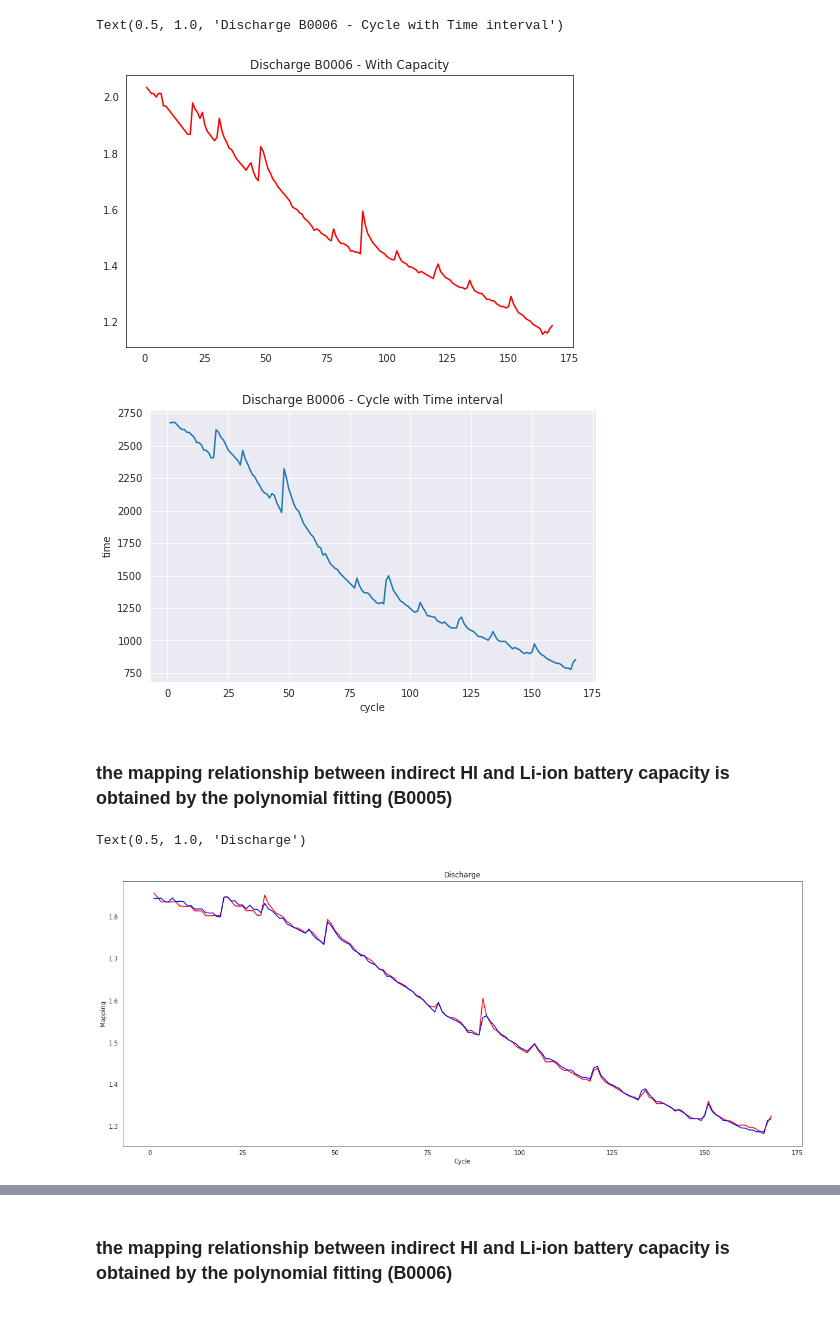
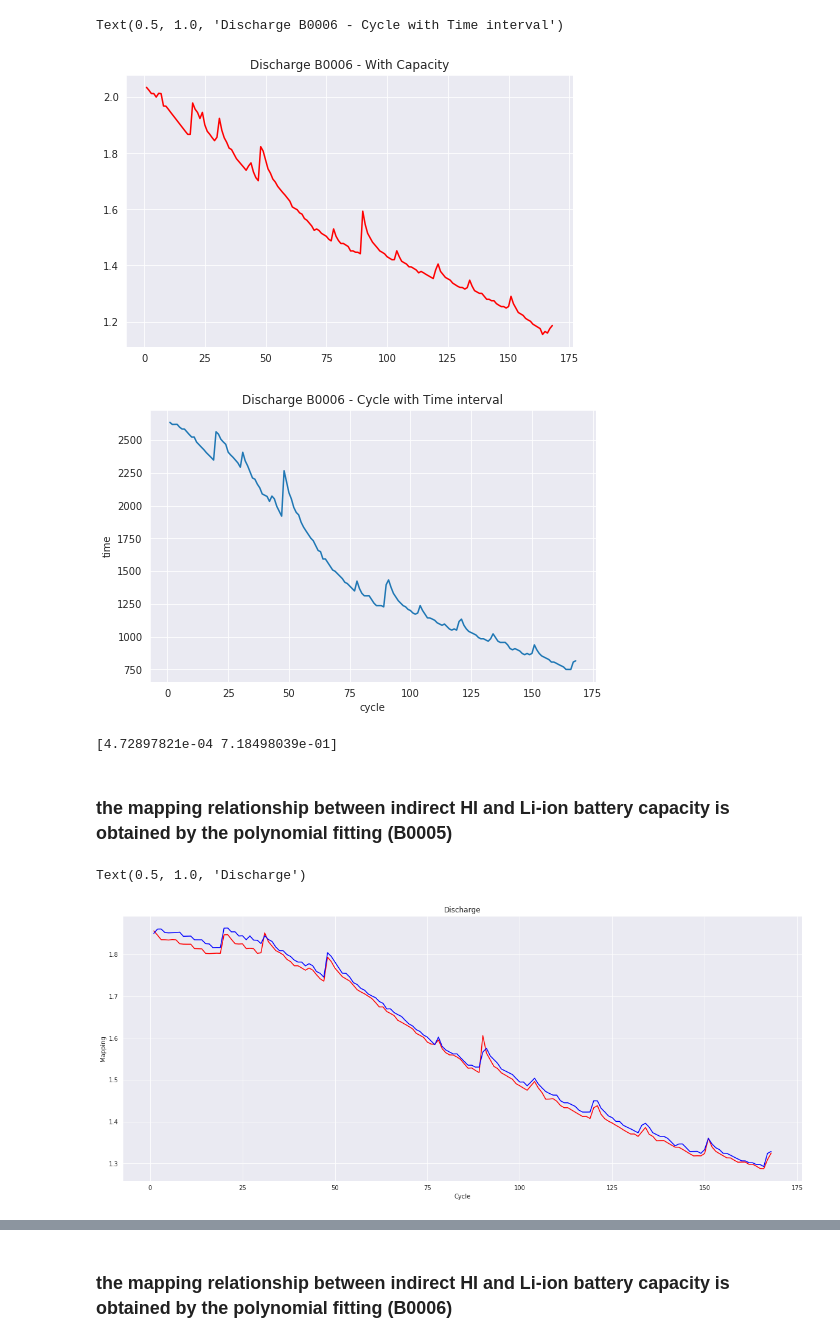
Before and after one commit to Kalrfou/CapstoneProject, a Jupyter notebook: LSTM_Paper/DSTLM_Paper.ipynb, the cells around one changed output, grey strips where cells are left out. Drawn from its saved outputs; the diff is of its cells as text; code cells hidden in the pictures.

```diff
--- a/LSTM_Paper/DSTLM_Paper.ipynb
+++ b/LSTM_Paper/DSTLM_Paper.ipynb
@@ -6,7 +59,13 @@ dis_H1=pd.read_csv('Discharge6_H.csv')
+# %%
+#These two files for battery 05 and 06 contains TIEDVD values.
+dis_H=pd.read_csv('Discharge5_H1.csv')
+dis_H1=pd.read_csv('Discharge6_H1.csv')
 # %%
+#show the similarty between TIEDVD and Capacity for Battery B0005 by graph.
 %matplotlib inline
 import matplotlib.pyplot as plt
 import seaborn as sns
+sns.set_style("darkgrid")
 plt.figure(figsize=(8, 5))
 plot_df = dis_H.loc[(dis_H1['cycle']>=1),['cycle','H']]
 plot_df1 = dis_H.loc[(dis_H1['cycle']>=1),['cycle','Capacity']]
@@ -34,4 +93,5 @@ Text(0.5, 1.0, 'Discharge B0005 - Cycle with Time interval')
 # %%
+#show the similarty between TIEDVD and Capacity for Battery B0005 by graph.
 %matplotlib inline
 import matplotlib.pyplot as plt
 import seaborn as sns
@@ -57,6 +117,6 @@ plt.xlabel('cycle')
 plt.title('Discharge B0006 - Cycle with Time interval')
 # %% [output]
 Text(0.5, 1.0, 'Discharge B0006 - Cycle with Time interval')
-[figure, old version]
+[figure, new version]
-[figure, old version]
+[figure, new version]
 # %%
@@ -70,4 +124,0 @@ z=np.polyfit(H_fit,Cap_fit,1)
-# %%
-for i in range(len(H_fit)):
-    xx=(0.000476585 * H_fit[i])+0.689059
-    l1.append(xx)
@@ -75,0 +130,10 @@ dis_H['fit']=l1
+# %%
+print(z)
+# %% [output]
+[4.72897821e-04 7.18498039e-01]
+# %%
+# By using linear function y=m*x + b, where m and b take from z=np.polyfit(H_fit,Cap_fit,1)
+# b= 0.718498039 and m=0.0004789782.
+for i in range(len(H_fit)):
+    xx=(0.0004789782 * H_fit[i])+0.718498039
+    l1.append(xx)
@@ -78,27 +145,27 @@ dis_H['fit']=l1
 # %%
 %matplotlib inline
 import matplotlib.pyplot as plt
 import seaborn as sns
 
 plot_df = dis_H.loc[(dis_H['cycle']>=1),['cycle','Capacity']]
 plot_df1 = dis_H.loc[(dis_H['cycle']>=1),['cycle','fit']]
 
 
-sns.set_style("white")
+sns.set_style("darkgrid")
 plt.figure(figsize=(20, 8))
 plt.plot(plot_df['cycle'], plot_df['Capacity'],color='red')
 plt.plot(plot_df1['cycle'], plot_df1['fit'],'-',color='blue')
 
 plt.ylabel('Mapping')
 
 # make x-axis ticks legible
 adf = plt.gca().get_xaxis().get_major_formatter()
 #adf.scaled[1.0] = '%m-%d-%Y'
 plt.xlabel('Cycle')
 plt.title('Discharge')
 # %% [output]
 Text(0.5, 1.0, 'Discharge')
-[figure, old version]
+[figure, new version]
 # %%
 Cap_fit=dis_H1['Capacity'].values
 H_fit=dis_H1['H'].values
```
Also changed, not shown: parts of 14 cells of this notebook.
